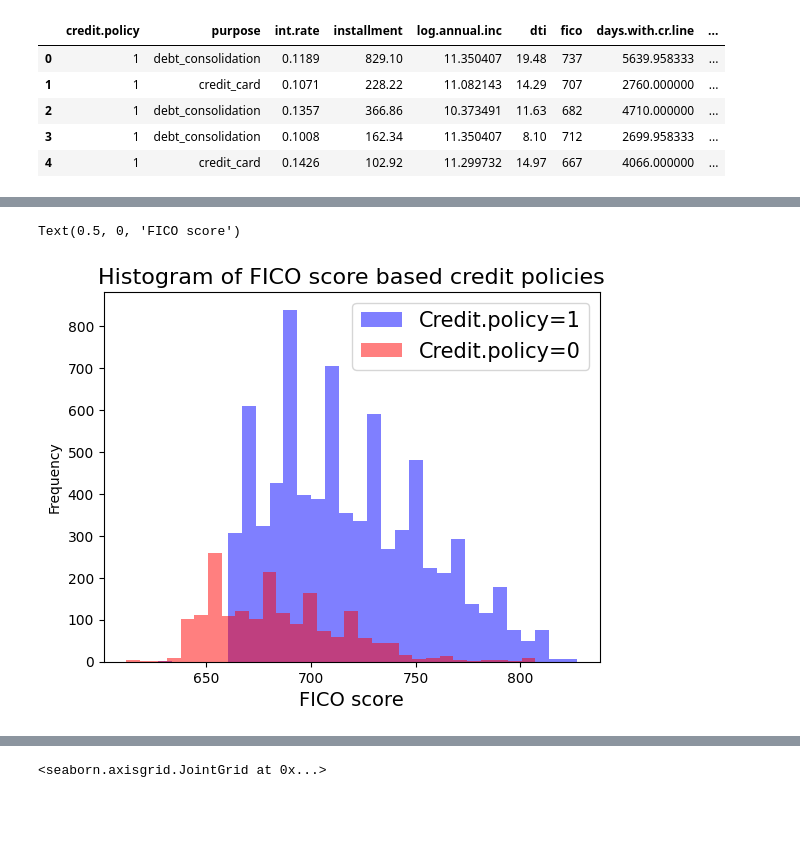
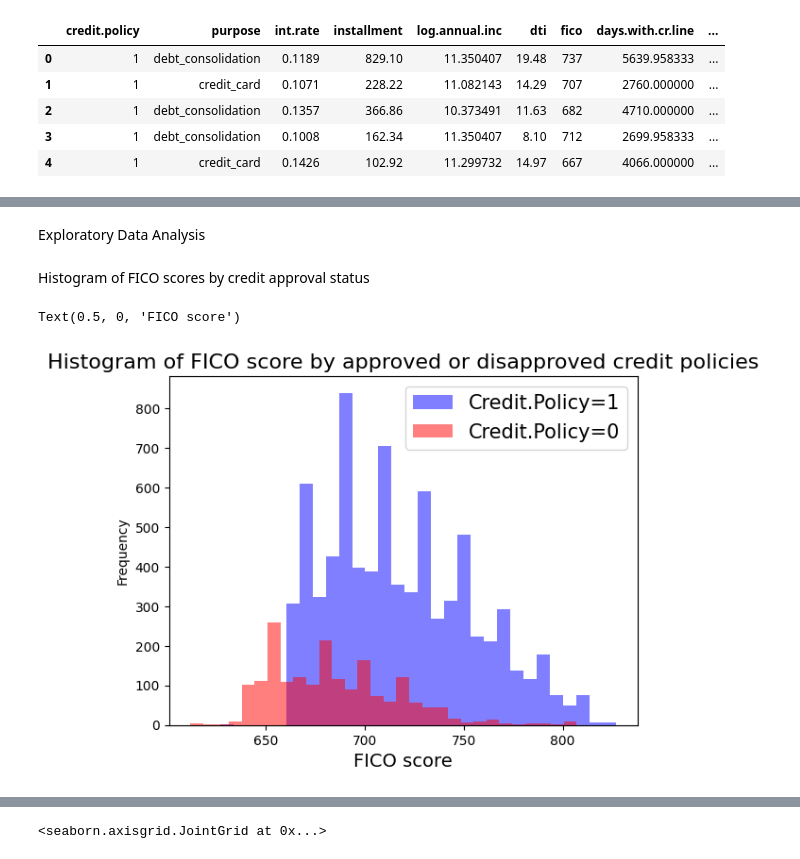
Before and after one commit to vardhan2303A52384/alml_2384, a Jupyter notebook: AIML_LAB_9.ipynb, the cells around one changed output, grey strips where cells are left out. Saved outputs shown, nothing was run; the diff lists cells and outputs as text; code cells hidden in the pictures; blank space fills up the shorter version.

```diff
--- a/AIML_LAB_9.ipynb
+++ b/AIML_LAB_9.ipynb
@@ -9,5 +11,5 @@ import seaborn as sns
 # %%
-df=pd.read_csv('loan_data.csv')
+df = pd.read_csv('/content/loan_data.csv')
 # %%
 df.info()
 # %% [output]
@@ -86,9 +63,13 @@ Text(0.5, 0, 'Intrest Rate')
+# %% [markdown]
+Exploratory Data Analysis
+# %% [markdown]
+Histogram of FICO scores by credit approval status
 # %%
-df[df['credit.policy']==1]['fico'].plot.hist(bins=30,alpha=0.5,color='blue',label='Credit.policy=1')
-df[df['credit.policy']==0]['fico'].plot.hist(bins=30,alpha=0.5,color='red',label='Credit.policy=0')
+df[df['credit.policy']==1]['fico'].plot.hist(bins=30,alpha=0.5,color='blue', label='Credit.Policy=1')
+df[df['credit.policy']==0]['fico'].plot.hist(bins=30,alpha=0.5, color='red', label='Credit.Policy=0')
 plt.legend(fontsize=15)
-plt.title("Histogram of FICO score based credit policies",fontsize=16)
-plt.xlabel("FICO score",fontsize=14)
+plt.title ("Histogram of FICO score by approved or disapproved credit policies", fontsize=16)
+plt.xlabel("FICO score", fontsize=14)
 # %% [output]
 Text(0.5, 0, 'FICO score')
-[figure, old version]
+[figure, new version]
```
Also changed, not shown: parts of 54 cells of this notebook.
